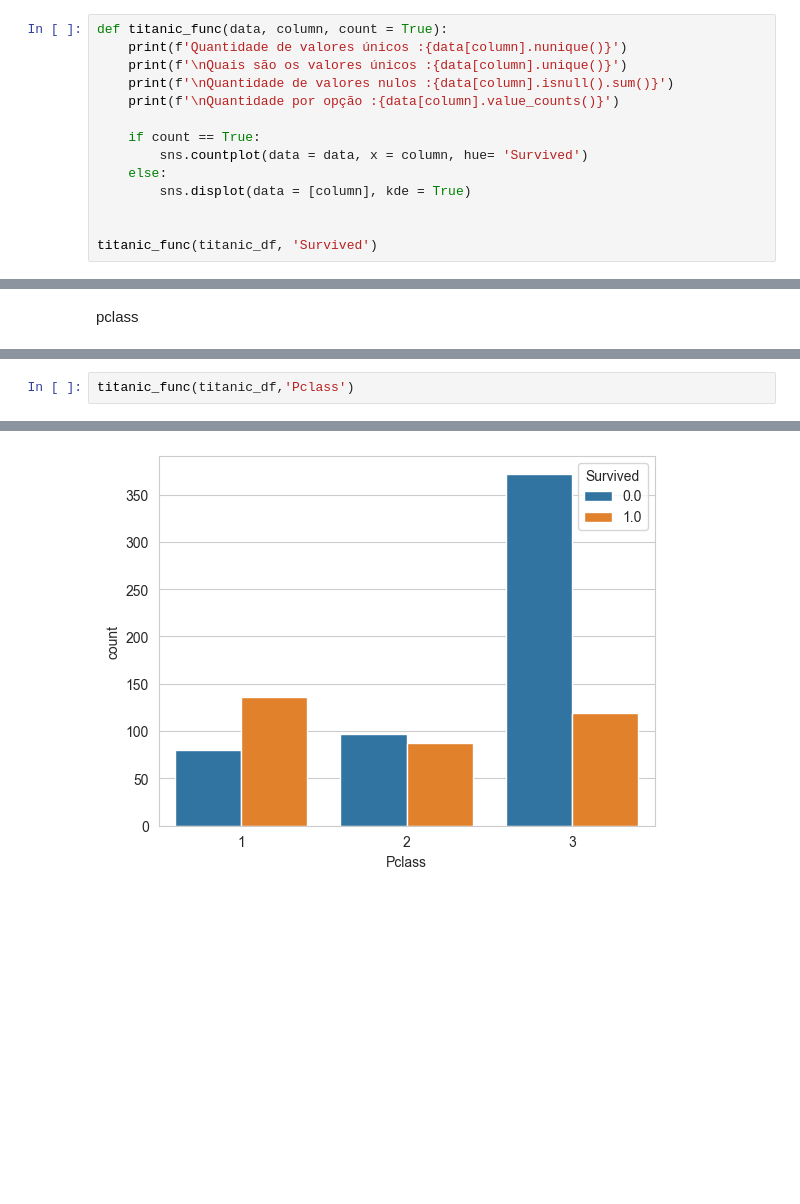
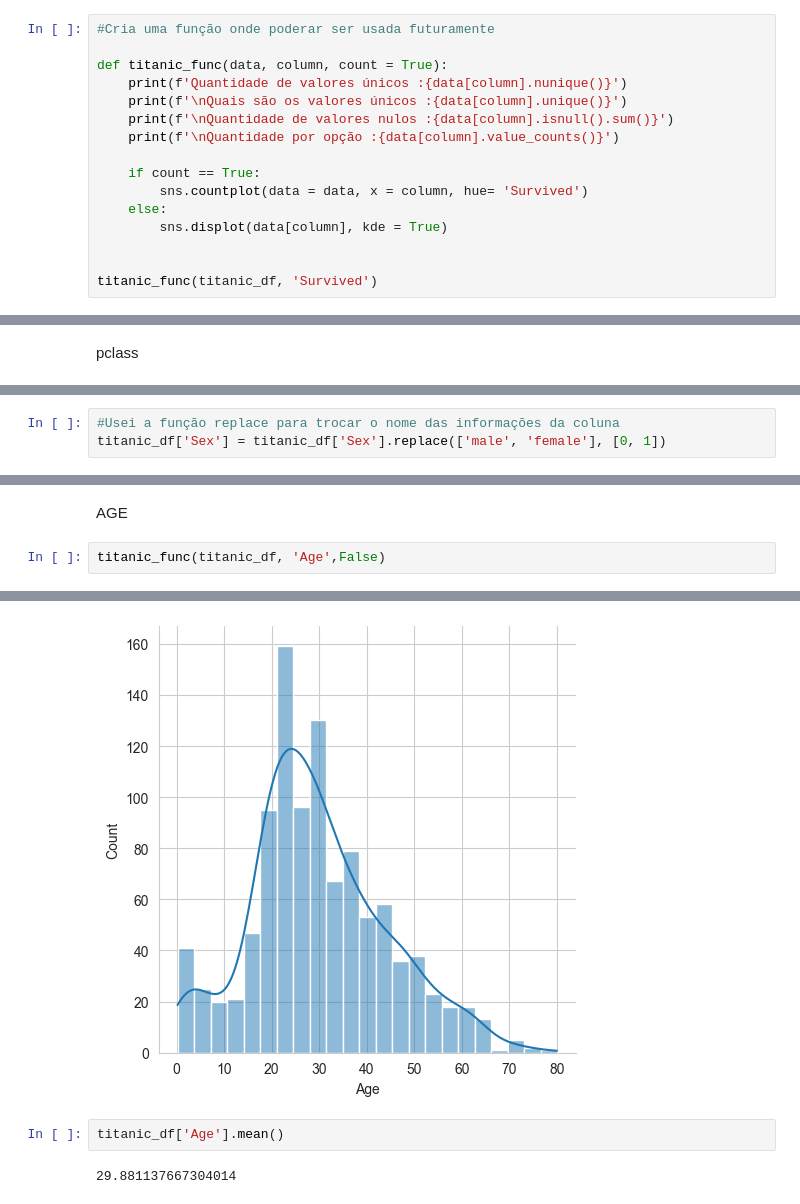
Before and after one commit to JairCipriano/projeto_machine_learning, a Jupyter notebook: machine_titanic/kaggle_titanic.ipynb, the cells around one changed output, grey strips where cells are left out. Cells and saved outputs as stored; diff of their text form; blank space fills up the shorter version.

```diff
--- a/machine_titanic/kaggle_titanic.ipynb
+++ b/machine_titanic/kaggle_titanic.ipynb
@@ -229,6 +230,8 @@ sns.countplot(data = titanic_df, x = 'Survived')
 <Axes: xlabel='Survived', ylabel='count'>
 [figure]
 # %%
+#Cria uma função onde poderar ser usada futuramente
+
 def titanic_func(data, column, count = True):
     print(f'Quantidade de valores únicos :{data[column].nunique()}')
     print(f'\nQuais são os valores únicos :{data[column].unique()}')
@@ -238,7 +241,7 @@ def titanic_func(data, column, count = True):
     if count == True:
         sns.countplot(data = data, x = column, hue= 'Survived')
     else:
-        sns.displot(data = [column], kde = True)
+        sns.displot(data[column], kde = True)
 
 
 titanic_func(titanic_df, 'Survived')
@@ -276,0 +324,3 @@ pclass
+# %%
+#Usei a função replace para trocar o nome das informações da coluna
+titanic_df['Sex'] = titanic_df['Sex'].replace(['male', 'female'], [0, 1])
@@ -277,3 +365,5 @@ pclass
+# %% [markdown]
+AGE
 # %%
-titanic_func(titanic_df,'Pclass')
+titanic_func(titanic_df, 'Age',False)
 # %% [output]
@@ -291 +387,5 @@ Name: count, dtype: int64
-[figure, old version]
+[figure, new version]
+# %%
+titanic_df['Age'].mean()
+# %% [output]
+29.881137667304014
```
Also changed, not shown: parts of 26 cells of this notebook.
